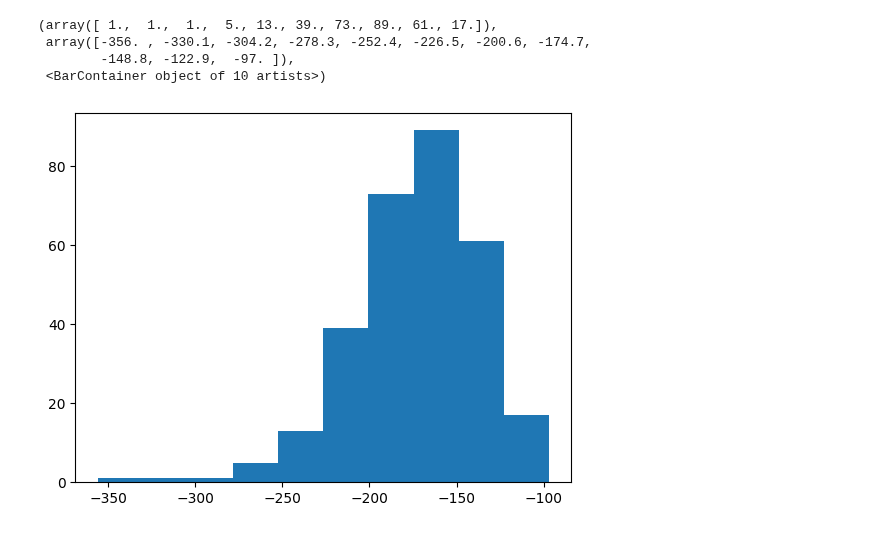
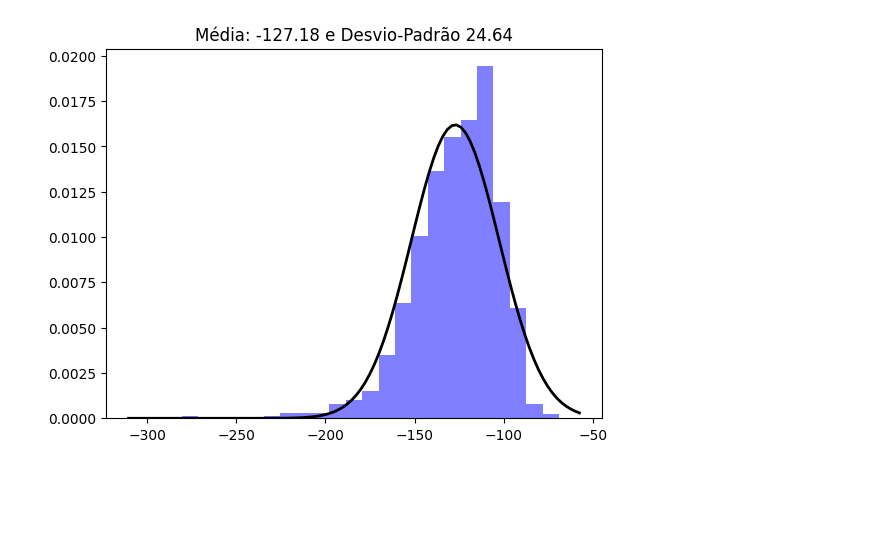
Before and after one commit to wasf84/pgmc-mestrado, a Jupyter notebook: agentes_inteligentes/notebooks/sarsa/Acrobot - SARSA.ipynb, the cells around one changed output. Cells and saved outputs as stored; diff of their text form; code cells hidden in the pictures; blank space fills up the shorter version.

```diff
--- a/agentes_inteligentes/notebooks/sarsa/Acrobot - SARSA.ipynb
+++ b/agentes_inteligentes/notebooks/sarsa/Acrobot - SARSA.ipynb
@@ -114,5 +110,6 @@ plt.plot(tr)
 # %%
-# Avaliando o treinamento dado
+# AVALIAÇÃO
+# ===================
 
 tr = []     # usado para plotar o histograma
 i = 0       # macete para renderizar alguns episodios
@@ -134,8 +131,8 @@ for _ in tqdm.tqdm(range(int(num_eps * 0.1))):
     while not done:
 
         # Renderizar os ultimos 5 episodios
-        if i >= (int(num_eps * 0.1) - 5):
-            env_t.render()
+        #if i >= (int(num_eps * 0.1) - 5):
+            #env_t.render()
 
         action = np.argmax(qtable[cs])
         obs, reward, done, _ = env_t.step(action)
@@ -149,10 +146,29 @@ for _ in tqdm.tqdm(range(int(num_eps * 0.1))):
     tr.append(sum(r))
     # fim FOR
 # %%
-plt.hist(tr)
+#plt.hist(tr)
-# %% [output]
-(array([ 1.,  1.,  1.,  5., 13., 39., 73., 89., 61., 17.]),
- array([-356. , -330.1, -304.2, -278.3, -252.4, -226.5, -200.6, -174.7,
-        -148.8, -122.9,  -97. ]),
- <BarContainer object of 10 artists>)
-[figure, removed]
+# %%
+# Calcular o desvio-padrão da amostra
+#print(np.std(tr))
+
+#eixo_x = np.arange(np.amin(tr), np.amax(tr), 5)
+#media = sts.mean(eixo_x)
+#desvio_padrao = sts.stdev(eixo_x)
+
+#plt.plot(eixo_x, norm.pdf(eixo_x, media, desvio_padrao))
+#plt.show()
+
+mu, std = norm.fit(tr)
+plt.hist(tr, bins=25, density=True, alpha=0.5, color='b')
+
+xmin, xmax = plt.xlim()
+x = np.linspace(xmin, xmax, 100)
+p = norm.pdf(x, mu, std)
+plt.plot(x, p, 'k', linewidth=2)
+
+title = "Média: {:.2f} e Desvio-Padrão {:.2f}".format(mu, std)
+plt.title(title)
+
+plt.show()
+# %% [output]
+[figure, added]
```
Also changed, not shown: parts of 5 cells of this notebook, 4 other files.
